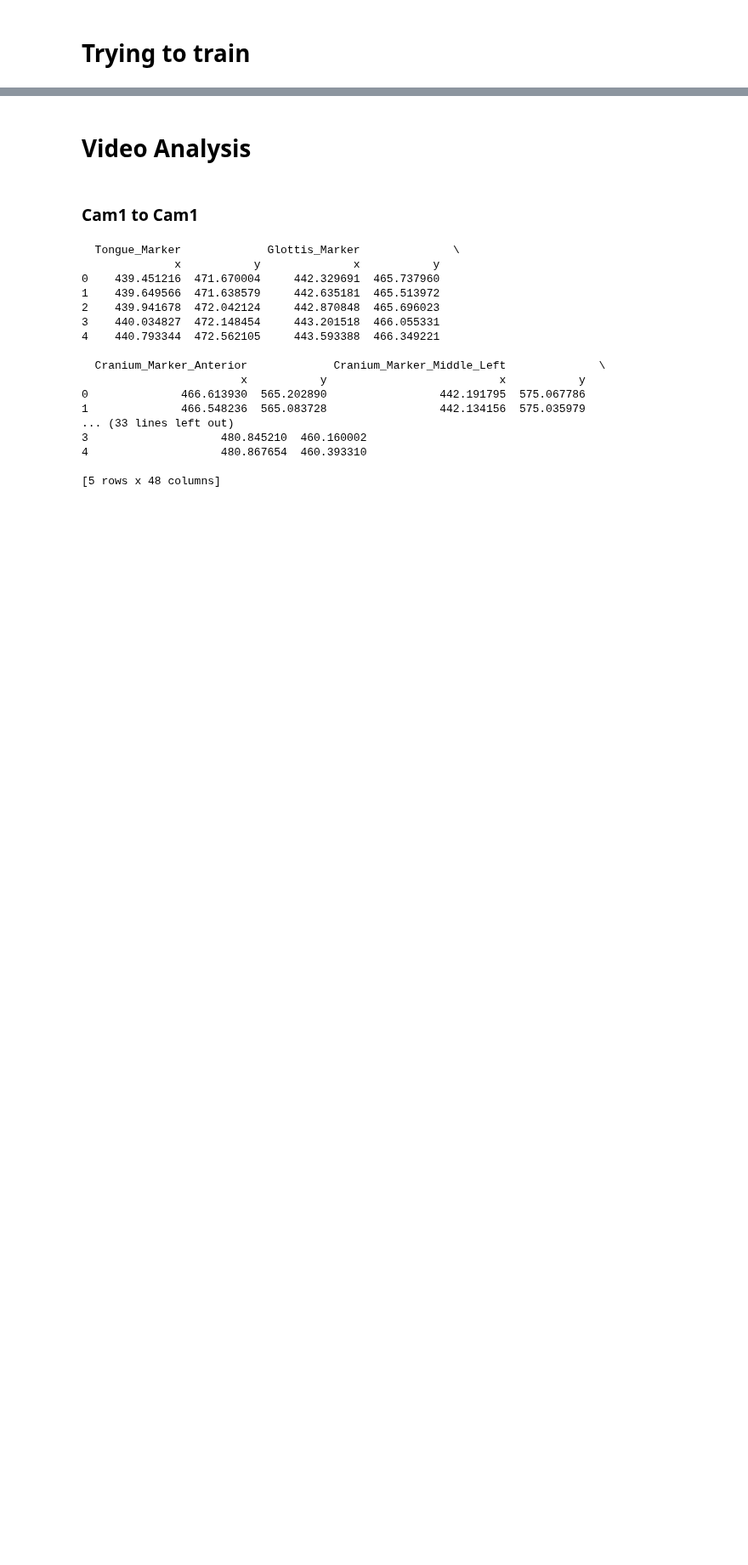
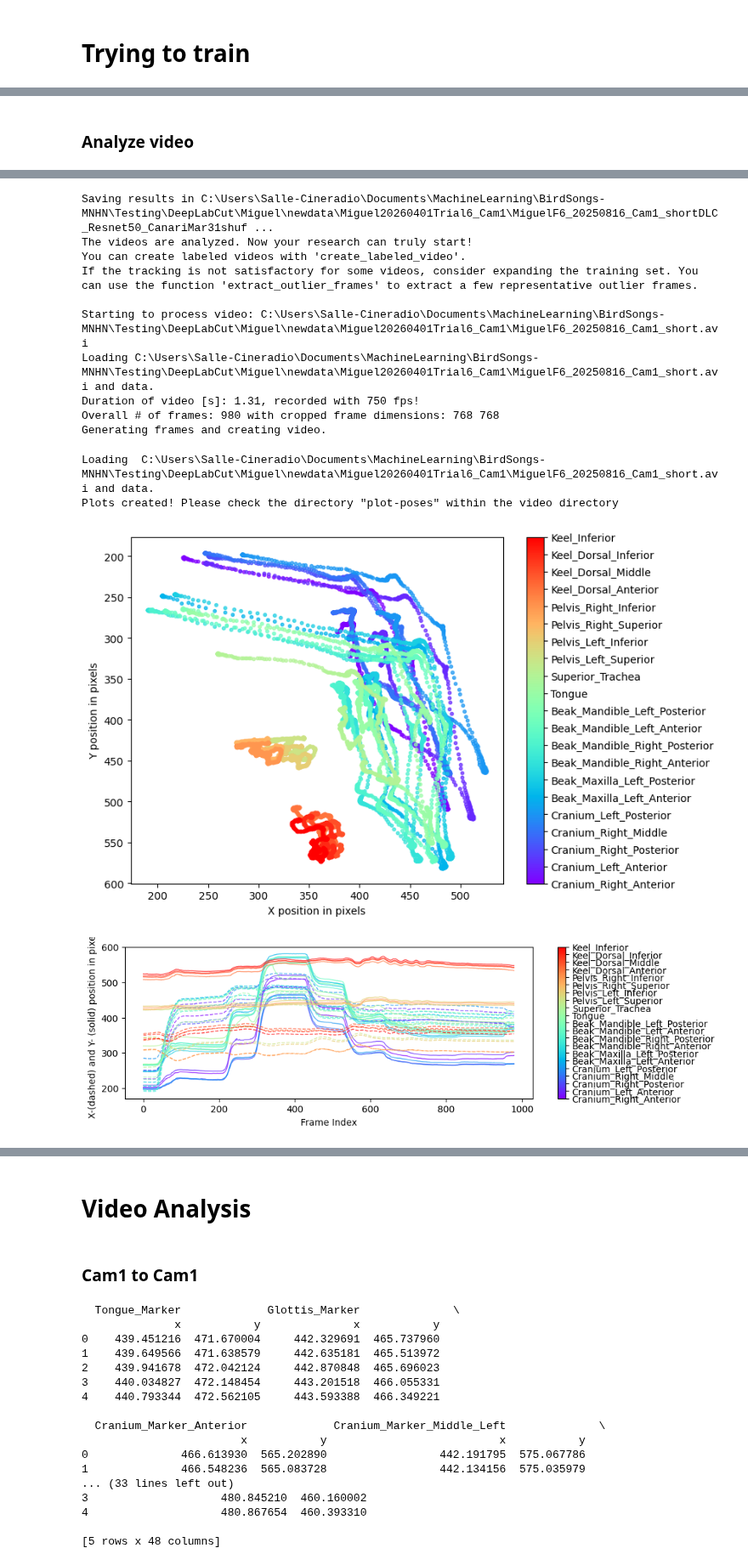
Before and after one commit to tcmarino8/BirdSongs-MNHN, a Jupyter notebook: Testing/Code-Testing/Kelsey_Trained_Model.ipynb, the cells around one changed output, grey strips where cells are left out. Shown at 85% size. Drawn from its saved outputs; the diff is of its cells as text; code cells hidden in the pictures; blank space fills up the shorter version.

Commit message:
model testing(framerates), prepping

```diff
--- a/Testing/Code-Testing/Kelsey_Trained_Model.ipynb
+++ b/Testing/Code-Testing/Kelsey_Trained_Model.ipynb
@@ -54 +64,4 @@ path_config_file_cam2=deeplabcut.create_new_project(task,experimenter,video,work
+# %%
+path_config_file_cam1 = '../DeepLabCut/Miguel/TestData/Canari_Cam1_Training/Canari-Tyler-2026-03-31/config.yaml'
+path_config_file_cam2 = '../DeepLabCut/Miguel/TestData/Canari_Cam2_Training/Canari-Tyler-2026-03-31/config.yaml'
 # %%
@@ -70,5 +116,5 @@ deeplabcut.create_training_dataset(path_config_file_cam2)
 # %%
 
 #Start Training
-deeplabcut.train_network(path_config_file_cam1,maxiters = 4000) # there are many other parameters you can set here
-deeplabcut.train_network(path_config_file_cam2,maxiters = 4000) # there are many other parameters you can set here
+deeplabcut.train_network(path_config_file_cam1,epochs=200) # there are many other parameters you can set here
+deeplabcut.train_network(path_config_file_cam2,epochs=200) # there are many other parameters you can set here
@@ -74,0 +123,25 @@ deeplabcut.train_network(path_config_file_cam2,maxiters = 4000) # there are many
+# %% [markdown]
+### Analyze video
+# %%
+
+folderpath_cam1 = 'C:\\Users\\Salle-Cineradio\\Documents\\MachineLearning\\BirdSongs-MNHN\\Testing\\DeepLabCut\\Miguel\\newdata\\Miguel20260401Trial6_Cam1\\MiguelF6_20250816_Cam1_short.avi'
+folderpath_all_cam1 = 'C:\\Users\\Salle-Cineradio\\Documents\\MachineLearning\\BirdSongs-MNHN\\Testing\\DeepLabCut\\Miguel\\newdata\\Miguel20260401Trial6_Cam1'
+
+
+# Change to Cam1 or Cam 2 here
+config_path = path_config_file_cam1
+folder_path = folderpath_cam1
+folderpath_all = folderpath_all_cam1
+dest_folder = folderpath_all_cam1
+# %%
+#Anayze New Videos (one at a time version for now)
+
+deeplabcut.analyze_videos(config_path,
+                          [folder_path],
+                          destfolder=dest_folder)
+
+deeplabcut.create_labeled_video(config_path,[folder_path],videotype = ".avi", destfolder=dest_folder)
+
+# plot trajectories
+deeplabcut.plot_trajectories(config_path,[folder_path],videotype = ".avi", destfolder=dest_folder)
+# %% [output]
@@ -74,0 +158,14 @@ deeplabcut.train_network(path_config_file_cam2,maxiters = 4000) # there are many
+Saving results in C:\Users\Salle-Cineradio\Documents\MachineLearning\BirdSongs-MNHN\Testing\DeepLabCut\Miguel\newdata\Miguel20260401Trial6_Cam1\MiguelF6_20250816_Cam1_shortDLC_Resnet50_CanariMar31shuf ...
+The videos are analyzed. Now your research can truly start!
+You can create labeled videos with 'create_labeled_video'.
+If the tracking is not satisfactory for some videos, consider expanding the training set. You can use the function 'extract_outlier_frames' to extract a few representative outlier frames.
+
+Starting to process video: C:\Users\Salle-Cineradio\Documents\MachineLearning\BirdSongs-MNHN\Testing\DeepLabCut\Miguel\newdata\Miguel20260401Trial6_Cam1\MiguelF6_20250816_Cam1_short.avi
+Loading C:\Users\Salle-Cineradio\Documents\MachineLearning\BirdSongs-MNHN\Testing\DeepLabCut\Miguel\newdata\Miguel20260401Trial6_Cam1\MiguelF6_20250816_Cam1_short.avi and data.
+Duration of video [s]: 1.31, recorded with 750 fps!
+Overall # of frames: 980 with cropped frame dimensions: 768 768
+Generating frames and creating video.
+Loading  C:\Users\Salle-Cineradio\Documents\MachineLearning\BirdSongs-MNHN\Testing\DeepLabCut\Miguel\newdata\Miguel20260401Trial6_Cam1\MiguelF6_20250816_Cam1_short.avi and data.
+Plots created! Please check the directory "plot-poses" within the video directory
+[figure, added]
+[figure, added]
```
Also changed, not shown: parts of 11 cells of this notebook, 15 other files.
